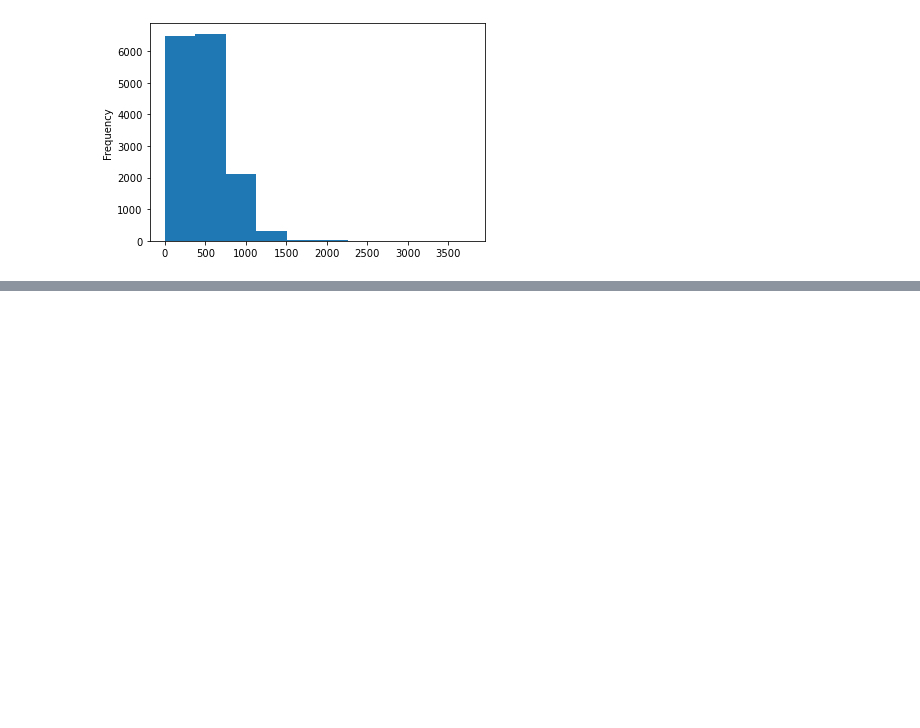
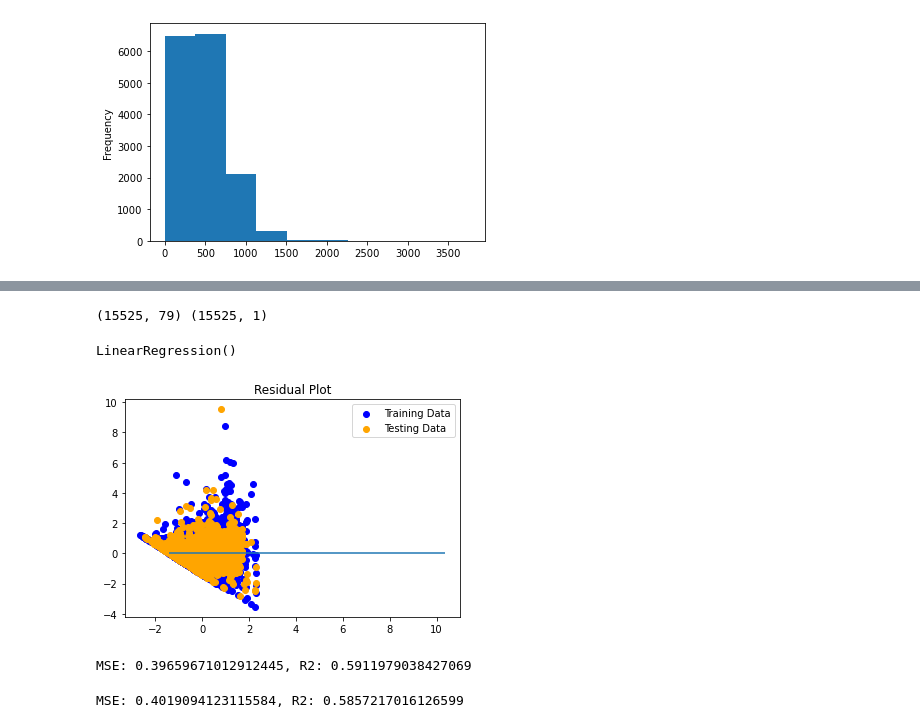
Before and after one commit to eclevela-1234/Business-Metrics, a Jupyter notebook: static/python/HourlyWeatherDataModeling.ipynb, the cells around one changed output, grey strips where cells are left out. Saved outputs shown, nothing was run; the diff lists cells and outputs as text; code cells hidden in the pictures; blank space fills up the shorter version.

```diff
--- a/static/python/HourlyWeatherDataModeling.ipynb
+++ b/static/python/HourlyWeatherDataModeling.ipynb
@@ -239,0 +250,66 @@ ValueError: Input contains NaN, infinity or a value too large for dtype('float32
+# %%
+X = onehot
+y = WeatherSalesDF['Sales'].values.reshape(-1, 1)
+print(X.shape, y.shape)
+# %% [output]
+(15525, 79) (15525, 1)
+# %%
+from sklearn.model_selection import train_test_split
+
+X_train, X_test, y_train, y_test = train_test_split(X, y, random_state=42)
+# %%
+from sklearn.preprocessing import StandardScaler
+
+# Create a StandardScater model and fit it to the training data
+
+### BEGIN SOLUTION
+X_scaler = StandardScaler().fit(X_train)
+y_scaler = StandardScaler().fit(y_train)
+### END SOLUTION
+# %%
+X_train_scaled = X_scaler.transform(X_train)
+X_test_scaled = X_scaler.transform(X_test)
+y_train_scaled = y_scaler.transform(y_train)
+y_test_scaled = y_scaler.transform(y_test)
+# %%
+from sklearn.linear_model import LinearRegression
+model = LinearRegression()
+model.fit(X_train_scaled, y_train_scaled)
+# %% [output]
+LinearRegression()
+# %%
+predictions = model.predict(X_test_scaled)
+model.fit(X_train_scaled, y_train_scaled)
+plt.scatter(model.predict(X_train_scaled), y_train_scaled - model.predict(X_train_scaled), c="blue", label="Training Data")
+plt.scatter(model.predict(X_test_scaled), y_test_scaled - model.predict(X_test_scaled), c="orange", label="Testing Data")
+plt.legend()
+plt.hlines(y=0, xmin=y_test_scaled.min(), xmax=y_test_scaled.max())
+plt.title("Residual Plot")
+plt.show()
+# %% [output]
+[figure, added]
+# %%
+from sklearn.metrics import mean_squared_error
+
+MSE = mean_squared_error(y_test_scaled, predictions)
+r2 = model.score(X_test_scaled, y_test_scaled)
+### END SOLUTION
+
+print(f"MSE: {MSE}, R2: {r2}")
+# %% [output]
+MSE: 0.39659671012912445, R2: 0.5911979038427069
+# %%
+from sklearn.linear_model import Lasso
+
+### BEGIN SOLUTION
+lasso = Lasso(alpha=.01).fit(X_train_scaled, y_train_scaled)
+
+predictions = lasso.predict(X_test_scaled)
+
+MSE = mean_squared_error(y_test_scaled, predictions)
+r2 = lasso.score(X_test_scaled, y_test_scaled)
+### END SOLUTION
+
+print(f"MSE: {MSE}, R2: {r2}")
+# %% [output]
+MSE: 0.4019094123115584, R2: 0.5857217016126599
```
Also changed, not shown: parts of 15 cells of this notebook, 1 other file.
